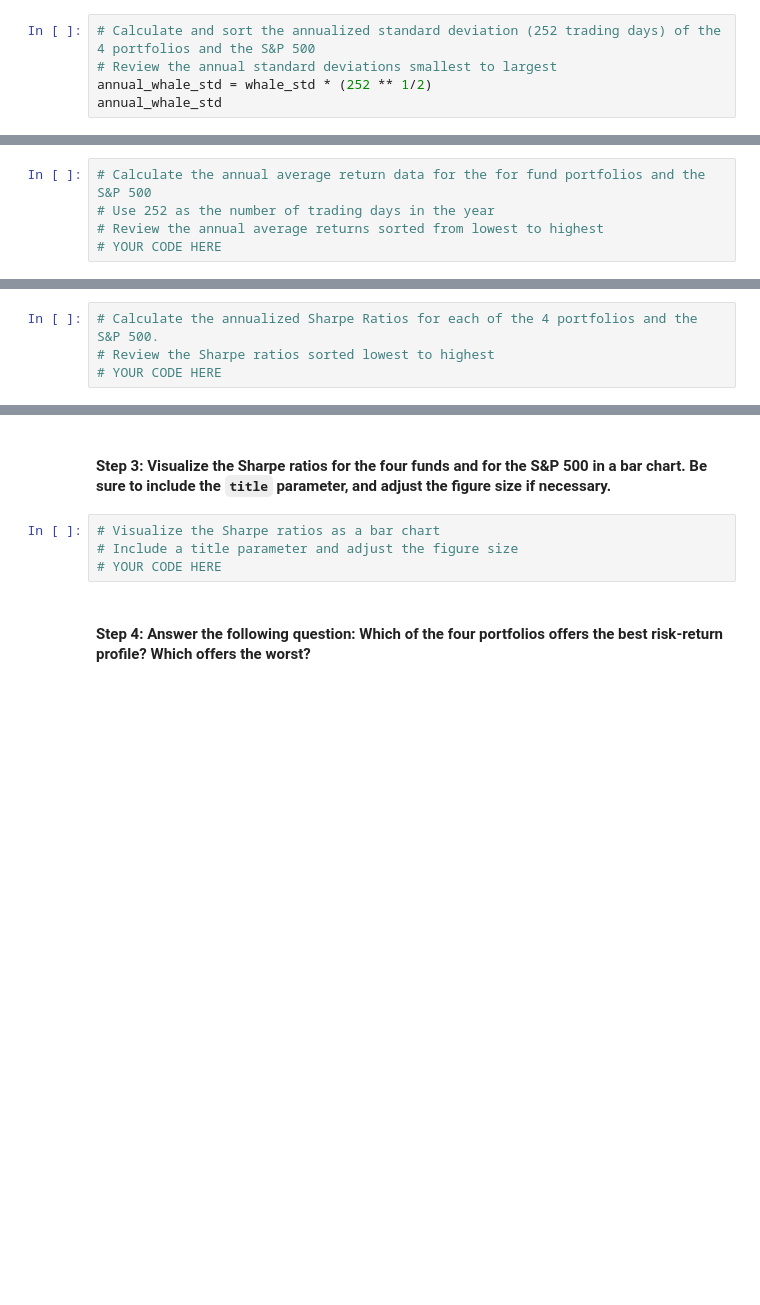
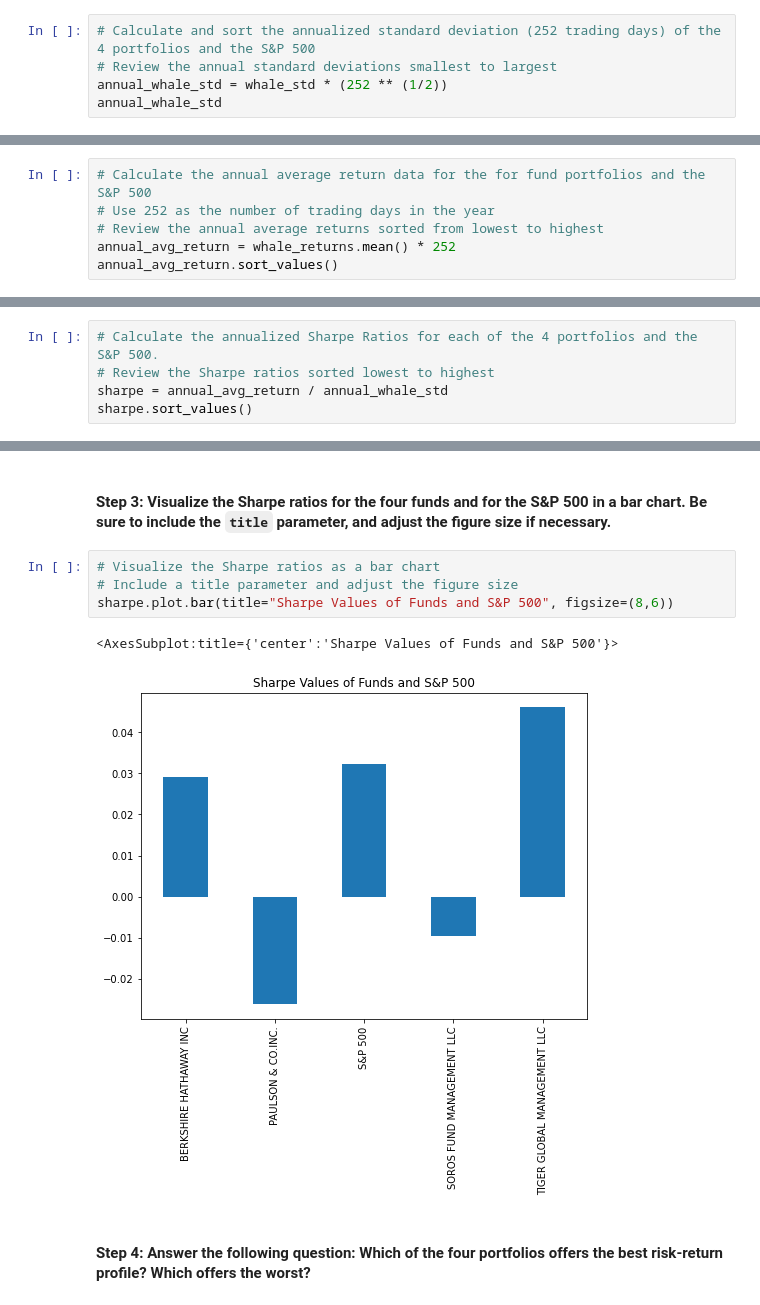
Before and after one commit to Sam-Weiner/Fintech-Challenge-4, a Jupyter notebook: risk_return_analysis.ipynb, the cells around one changed output, grey strips where cells are left out. Saved outputs shown, nothing was run; the diff lists cells and outputs as text; blank space fills up the shorter version.

Commit message:
analyzed risk and calculated sharpes

```diff
--- a/risk_return_analysis.ipynb
+++ b/risk_return_analysis.ipynb
@@ -245,6 +245,6 @@ dtype: float64
 # %%
 # Calculate and sort the annualized standard deviation (252 trading days) of the 4 portfolios and the S&P 500
 # Review the annual standard deviations smallest to largest
-annual_whale_std = whale_std * (252 ** 1/2)
+annual_whale_std = whale_std * (252 ** (1/2))
 annual_whale_std
 # %% [output]
@@ -307,4 +307,5 @@ To determine the overall risk of an asset or portfolio, quantitative analysts an
 # Calculate the annual average return data for the for fund portfolios and the S&P 500
 # Use 252 as the number of trading days in the year
 # Review the annual average returns sorted from lowest to highest
-# YOUR CODE HERE
+annual_avg_return = whale_returns.mean() * 252
+annual_avg_return.sort_values()
@@ -313,4 +321,5 @@ To determine the overall risk of an asset or portfolio, quantitative analysts an
 # %%
 # Calculate the annualized Sharpe Ratios for each of the 4 portfolios and the S&P 500.
 # Review the Sharpe ratios sorted lowest to highest
-# YOUR CODE HERE
+sharpe = annual_avg_return / annual_whale_std
+sharpe.sort_values()
@@ -319,7 +335,10 @@ To determine the overall risk of an asset or portfolio, quantitative analysts an
 # %%
 # Visualize the Sharpe ratios as a bar chart
 # Include a title parameter and adjust the figure size
-# YOUR CODE HERE
+sharpe.plot.bar(title="Sharpe Values of Funds and S&P 500", figsize=(8,6))
+# %% [output]
+<AxesSubplot:title={'center':'Sharpe Values of Funds and S&P 500'}>
+[figure, added]
 # %% [markdown]
 #### Step 4: Answer the following question: Which of the four portfolios offers the best risk-return profile? Which offers the worst?
 # %% [markdown]
```
Also changed, not shown: parts of 4 cells of this notebook.
